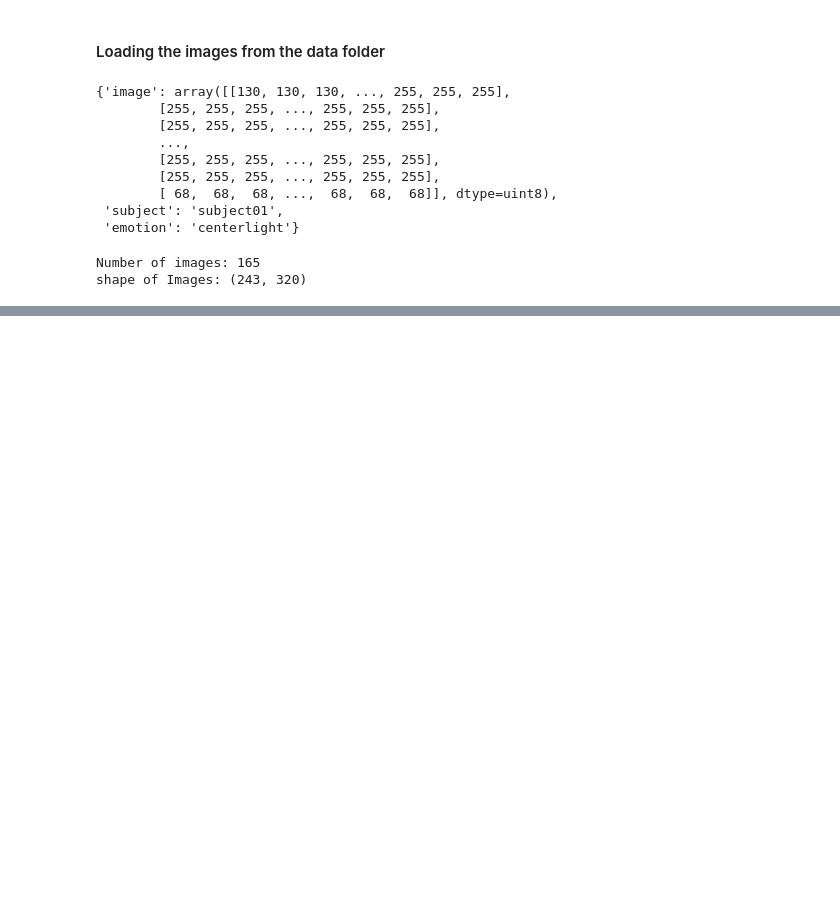
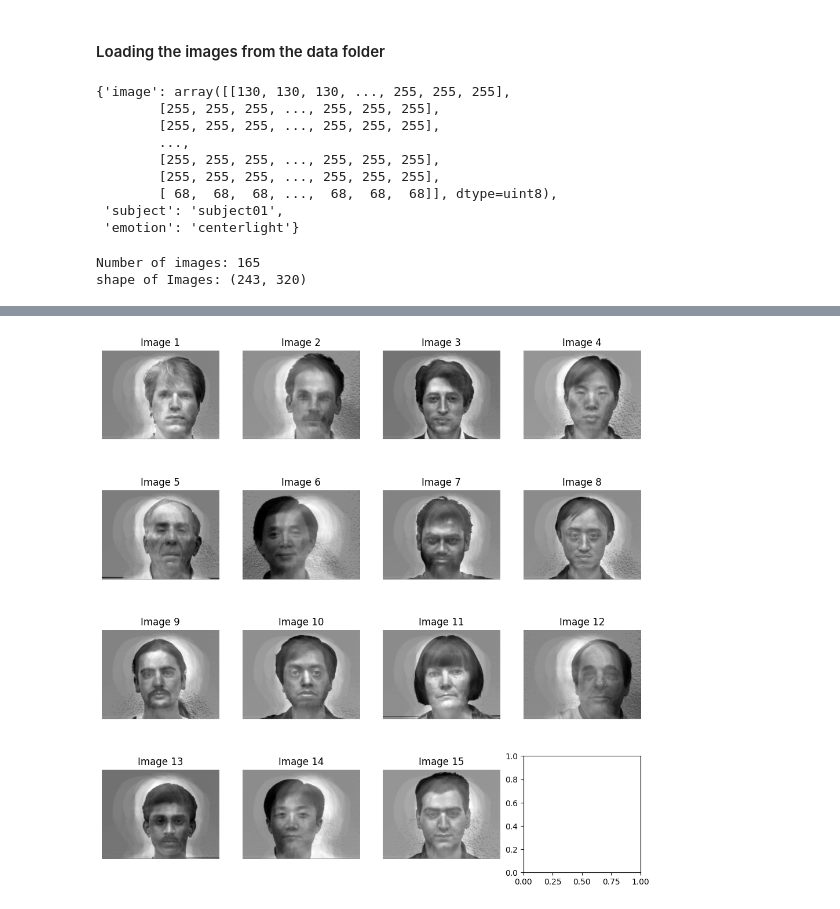
Before and after one commit to Isa1asN/face-recognition-eigen_faces-fisher_faces, a Jupyter notebook: EigenFaces.ipynb, the cells around one changed output, grey strips where cells are left out. Saved outputs shown, nothing was run; the diff lists cells and outputs as text; code cells hidden in the pictures; blank space fills up the shorter version.

```diff
--- a/EigenFaces.ipynb
+++ b/EigenFaces.ipynb
@@ -80,0 +108,14 @@ display_images(train_data)
+# %%
+img_shape = (243, 320)
+img_matrices = [img_vector.reshape(img_shape) for img_vector in train_data_centered]
+num_images = len(img_matrices)
+fig, axes = plt.subplots(4, 4, figsize=(12, 12))
+
+for i, (img_matrix, ax) in enumerate(zip(img_matrices, axes.flat)):
+    ax.imshow(img_matrix, cmap='gray')
+    ax.axis('off')
+    ax.set_title(f'Image {i + 1}')
+
+plt.show()
+# %% [output]
+[figure, added]
```
Also changed, not shown: parts of 14 cells of this notebook.
